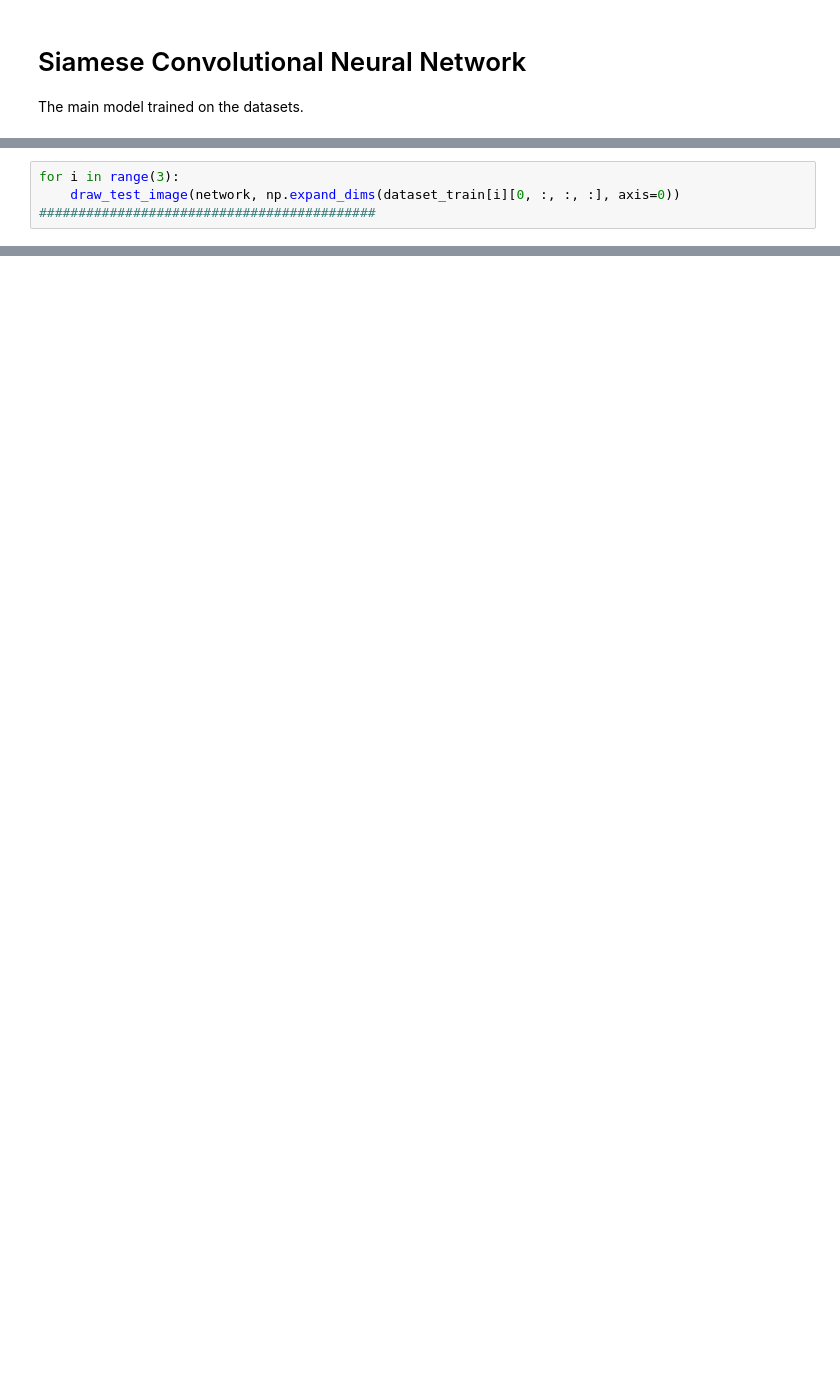
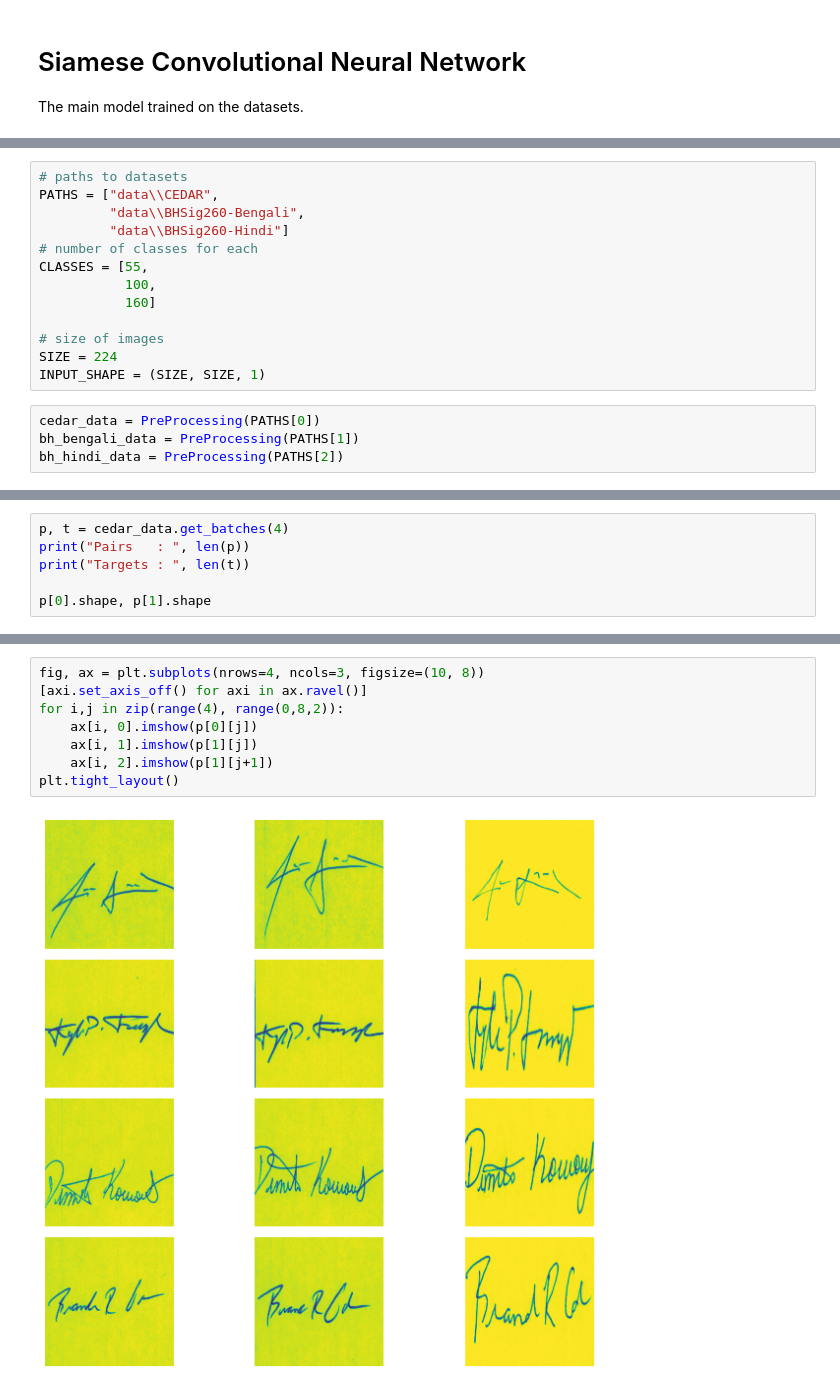
Before and after one commit to MED-YAHYAOUI/SignatureVerification-1, a Jupyter notebook: siamese_CNN.ipynb, the cells around one changed output, grey strips where cells are left out. Cells and saved outputs as stored; diff of their text form; blank space fills up the shorter version.

```diff
--- a/siamese_CNN.ipynb
+++ b/siamese_CNN.ipynb
@@ -448,3 +3,0 @@ draw_interdist(network, n_iteration, classes, data) ############################
-# %%
-for i in range(3):
-    draw_test_image(network, np.expand_dims(dataset_train[i][0, :, :, :], axis=0)) ###########################################
@@ -450,0 +37,17 @@ for i in range(3):
+# %%
+# paths to datasets
+PATHS = ["data\\CEDAR",
+         "data\\BHSig260-Bengali",
+         "data\\BHSig260-Hindi"]
+# number of classes for each
+CLASSES = [55,
+           100,
+           160]
+
+# size of images
+SIZE = 224
+INPUT_SHAPE = (SIZE, SIZE, 1)
+# %%
+cedar_data = PreProcessing(PATHS[0])
+bh_bengali_data = PreProcessing(PATHS[1])
+bh_hindi_data = PreProcessing(PATHS[2])
@@ -450,0 +156,6 @@ for i in range(3):
+# %%
+p, t = cedar_data.get_batches(4)
+print("Pairs   : ", len(p))
+print("Targets : ", len(t))
+
+p[0].shape, p[1].shape
@@ -450,0 +166,10 @@ for i in range(3):
+# %%
+fig, ax = plt.subplots(nrows=4, ncols=3, figsize=(10, 8))
+[axi.set_axis_off() for axi in ax.ravel()]
+for i,j in zip(range(4), range(0,8,2)):
+    ax[i, 0].imshow(p[0][j])
+    ax[i, 1].imshow(p[1][j])
+    ax[i, 2].imshow(p[1][j+1])
+plt.tight_layout()
+# %% [output]
+[figure, added]
```
Also changed, not shown: parts of 47 cells of this notebook, 2 other files.
